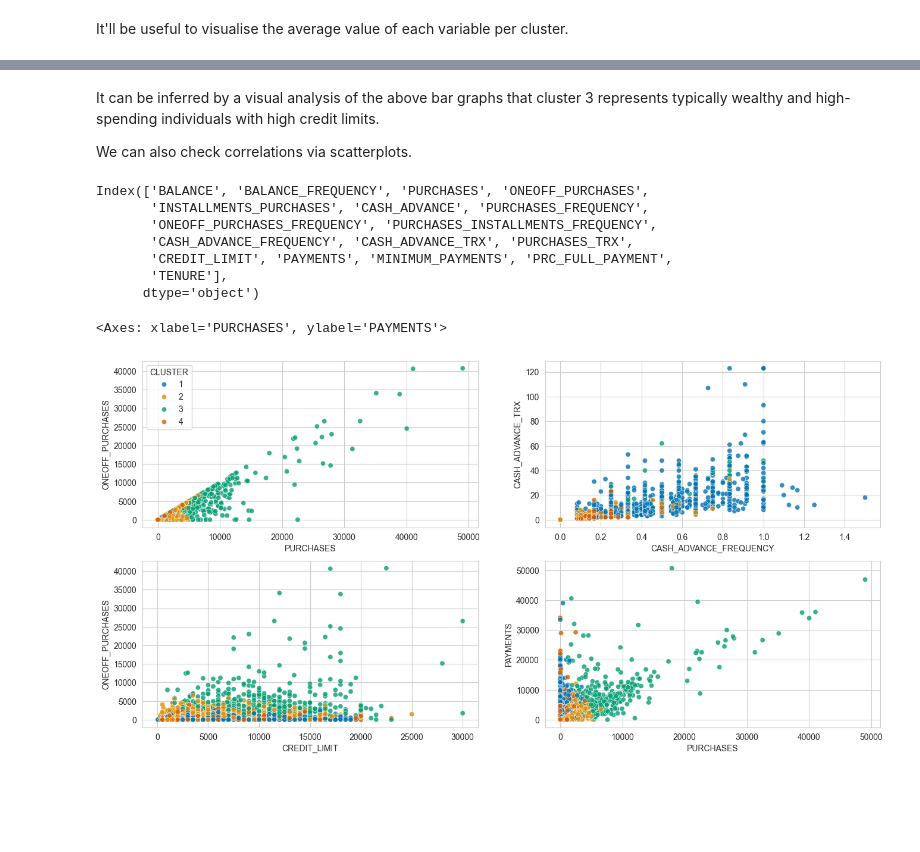
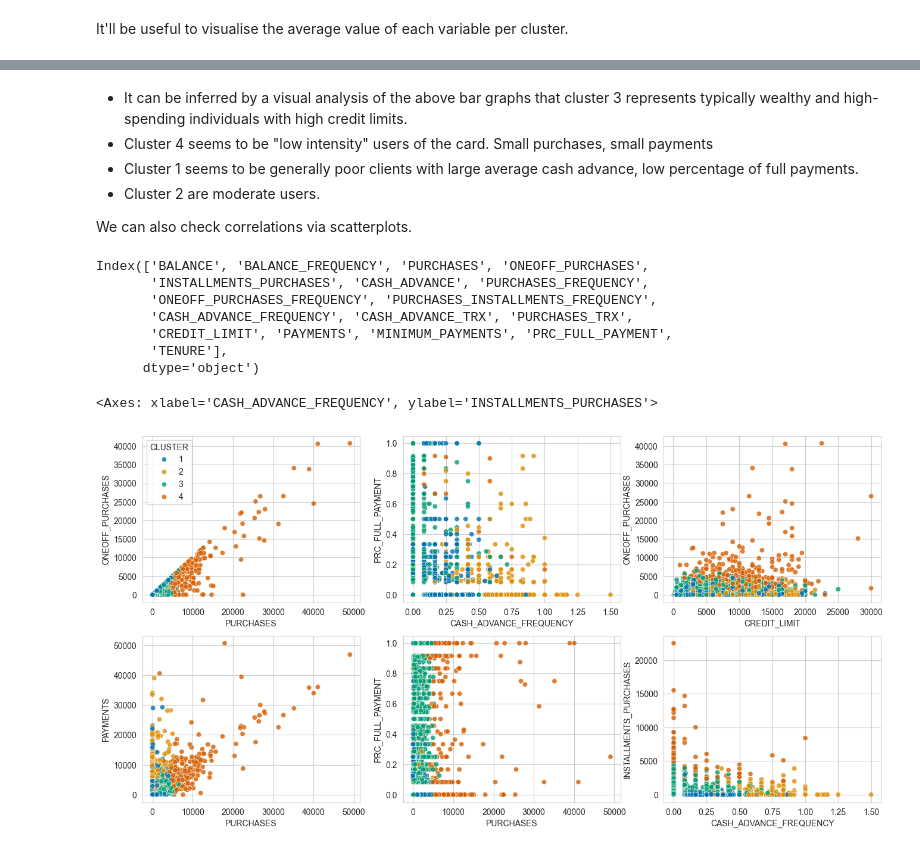
Before and after one commit to saxena-p/Credit-Card-Clustering, a Jupyter notebook: CC-Clustering.ipynb, the cells around one changed output, grey strips where cells are left out. Saved outputs shown, nothing was run; the diff lists cells and outputs as text; code cells hidden in the pictures; blank space fills up the shorter version.

```diff
--- a/CC-Clustering.ipynb
+++ b/CC-Clustering.ipynb
@@ -172,7 +172,7 @@ Text(0.5, 1.0, 'Inertia vs Number of Clusters')
 The rate of drop of inertia seems to slow down after k=4. We use 4 clusters to move on.
 # %%
 model = KMeans(n_clusters=4)
-y = model.fit_predict(X_scaled)
+y = model.fit_predict(X)
 
 # Add the cluster as a column to the dataframe
 df['CLUSTER'] = y + 1
@@ -204,5 +204,9 @@ plt.show()
 # %% [markdown]
-It can be inferred by a visual analysis of the above bar graphs that cluster 3 represents typically wealthy and high-spending individuals with high credit limits.
+- It can be inferred by a visual analysis of the above bar graphs that cluster 3 represents typically wealthy and high-spending individuals with high credit limits.
+- Cluster 4 seems to be "low intensity" users of the card. Small purchases, small payments
+- Cluster 1 seems to be generally poor clients with large average cash advance, low percentage of full payments.
+- Cluster 2 are moderate users.
+
 
 We can also check correlations via scatterplots.
 # %%
@@ -216,12 +220,14 @@ Index(['BALANCE', 'BALANCE_FREQUENCY', 'PURCHASES', 'ONEOFF_PURCHASES',
        'TENURE'],
       dtype='object')
 # %%
-fig, ((ax1, ax2), (ax3, ax4)) = plt.subplots(2, 2, figsize=(16, 8))
+fig, ((ax1, ax2, ax3), (ax4, ax5, ax6)) = plt.subplots(2, 3, figsize=(16, 8))
 
 sns.scatterplot( x = 'PURCHASES', y = 'ONEOFF_PURCHASES', hue = 'CLUSTER', data = df, palette = 'colorblind', alpha = 0.8, ax = ax1)
-sns.scatterplot( x = 'CASH_ADVANCE_FREQUENCY', y = 'CASH_ADVANCE_TRX', hue = 'CLUSTER', data = df, palette = 'colorblind', alpha = 0.8, ax = ax2, legend=False)
+sns.scatterplot( x = 'CASH_ADVANCE_FREQUENCY', y = 'PRC_FULL_PAYMENT', hue = 'CLUSTER', data = df, palette = 'colorblind', alpha = 0.8, ax = ax2, legend=False)
 sns.scatterplot( x = 'CREDIT_LIMIT', y = 'ONEOFF_PURCHASES', hue = 'CLUSTER', data = df, palette = 'colorblind', alpha = 0.8, ax = ax3, legend = False)
 sns.scatterplot( x = 'PURCHASES', y = 'PAYMENTS', hue = 'CLUSTER', data = df, palette = 'colorblind', alpha = 0.8, ax = ax4, legend=False)
+sns.scatterplot( x = 'PURCHASES', y = 'PRC_FULL_PAYMENT', hue = 'CLUSTER', data = df, palette = 'colorblind', alpha = 0.8, ax = ax5, legend=False)
+sns.scatterplot( x = 'CASH_ADVANCE_FREQUENCY', y = 'INSTALLMENTS_PURCHASES', hue = 'CLUSTER', data = df, palette = 'colorblind', alpha = 0.8, ax = ax6, legend=False)
 # %% [output]
-<Axes: xlabel='PURCHASES', ylabel='PAYMENTS'>
+<Axes: xlabel='CASH_ADVANCE_FREQUENCY', ylabel='INSTALLMENTS_PURCHASES'>
-[figure, old version]
+[figure, new version]
```
Also changed, not shown: parts of 2 cells of this notebook.
